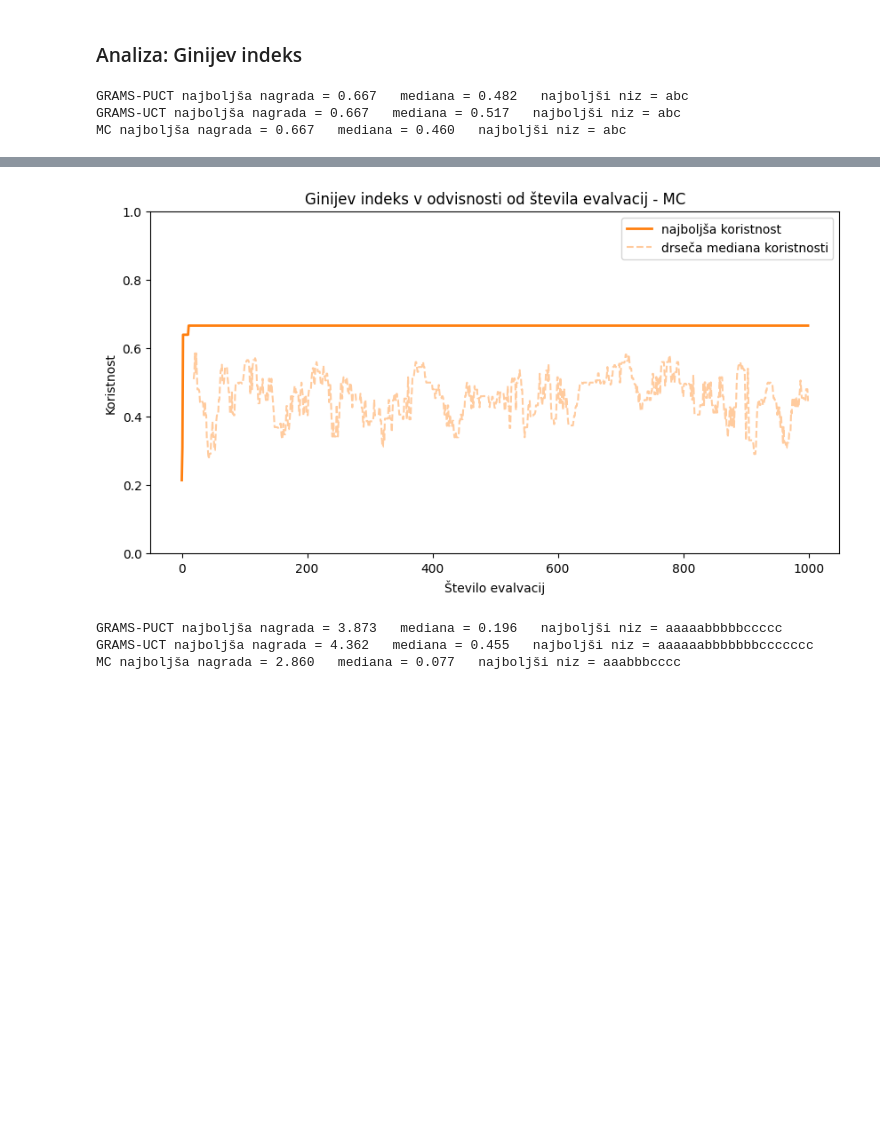
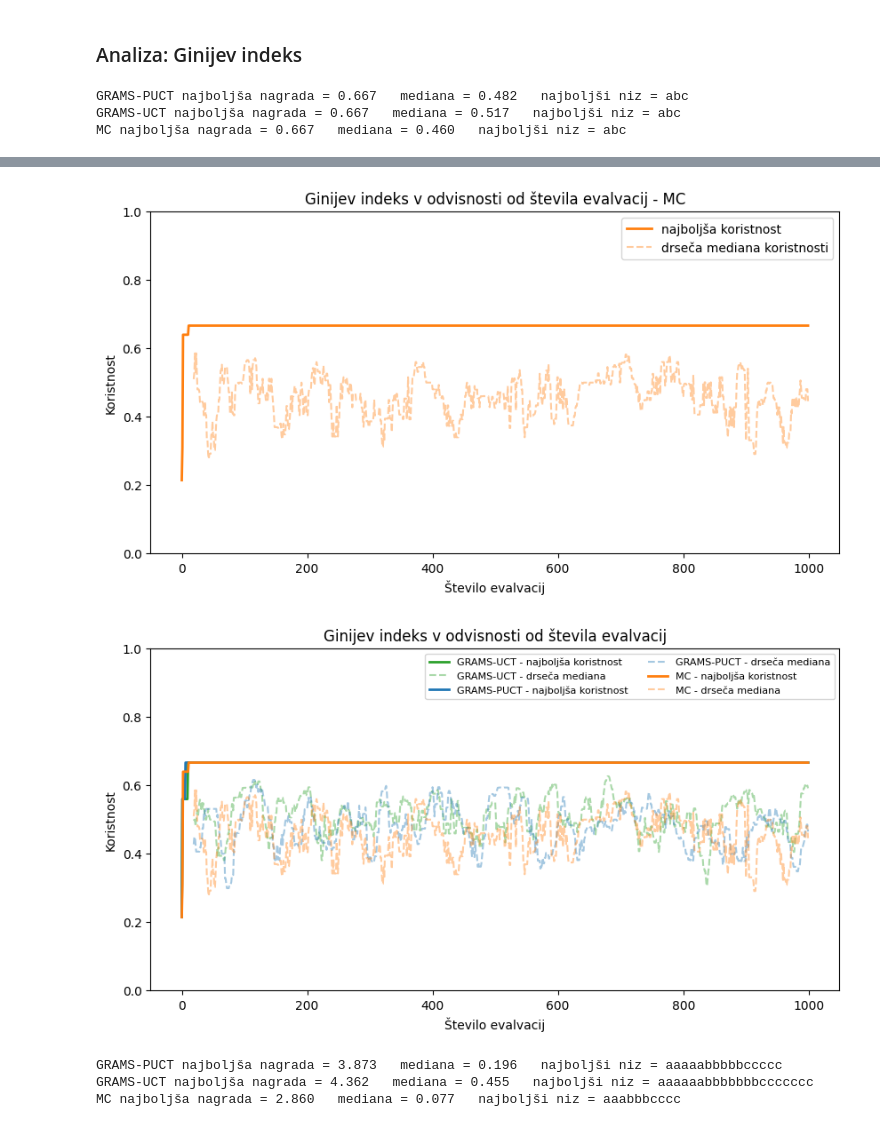
Before and after one commit to tinadrnovsek/mcts-PCFG, a Jupyter notebook: mcts.ipynb, the cells around one changed output, grey strips where cells are left out. Drawn from its saved outputs; the diff is of its cells as text; code cells hidden in the pictures; blank space fills up the shorter version.

```diff
--- a/mcts.ipynb
+++ b/mcts.ipynb
@@ -219,28 +242,36 @@ N = 1000
 # %%
 grammar = Grammar.from_grammar_string(grammar_str, start="E")
 max_depth = 100
 tree_search_puct = Grams(grammar, reward=gini_impurity, max_depth=max_depth)
 tree_search_uct = Grams(grammar, reward=gini_impurity, max_depth=max_depth, use_puct=False)
 
 results_grams_uct = tree_search_uct.search(N, random_seed=RS)
 results_grams_puct = tree_search_puct.search(N, random_seed=RS)
 results_mc, rule_history_mc = mc_search(grammar, N, gini_impurity, random_seed=RS)
 
 for label, res in [("GRAMS-PUCT", results_grams_puct), ("GRAMS-UCT", results_grams_uct), ("MC", results_mc)]:
     best_expr, best_reward, _ = max(res, key=lambda r: r[1])
     print(f"{label} najboljša nagrada = {best_reward:.3f}   "
           f"mediana = {np.median([r[1] for r in res]):.3f}   najboljši niz = {best_expr}")
 
 plot_progress(results_grams_uct, name="Ginijev indeks v odvisnosti od števila evalvacij - GRAMS-UCT", ylim=(0,1), method="GRAMS-UCT", save_name="gini_grams_uct.png")
 plot_progress(results_grams_puct, name="Ginijev indeks v odvisnosti od števila evalvacij - GRAMS-PUCT", ylim=(0,1), method="GRAMS-PUCT", save_name="gini_grams_puct.png")
 plot_progress(results_mc, name="Ginijev indeks v odvisnosti od števila evalvacij - MC", ylim=(0,1), method="MC", save_name="gini_mc.png")
+
+plot_progress_combined(
+    {"GRAMS-UCT": results_grams_uct, "GRAMS-PUCT": results_grams_puct, "MC": results_mc},
+    name="Ginijev indeks v odvisnosti od števila evalvacij",
+    ylim=(0, 1),
+    save_name="gini_index_primerjava.png",
+)
 # %% [output]
 GRAMS-PUCT najboljša nagrada = 0.667   mediana = 0.482   najboljši niz = abc
 GRAMS-UCT najboljša nagrada = 0.667   mediana = 0.517   najboljši niz = abc
 MC najboljša nagrada = 0.667   mediana = 0.460   najboljši niz = abc
 [figure]
 [figure]
 [figure]
+[figure, added]
 # %%
 tree_search_puct = Grams(grammar, reward=gini_reward, max_depth=max_depth, c_param=1.2)
 tree_search_uct = Grams(grammar, reward=gini_reward, max_depth=max_depth, use_puct=False)
```
Also changed, not shown: parts of 5 cells of this notebook.
